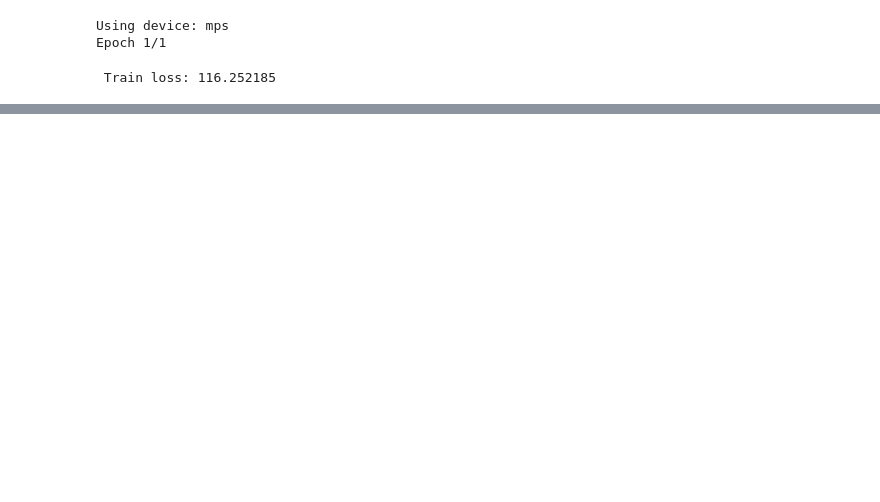
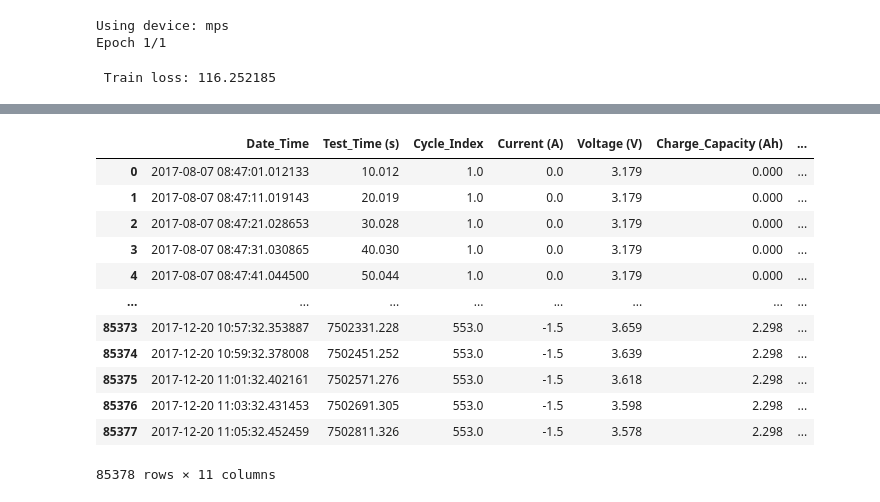
Before and after one commit to hhaller0826/thermal-runaway, a Jupyter notebook: exp.ipynb, the cells around one changed output, grey strips where cells are left out. Cells and saved outputs as stored; diff of their text form; code cells hidden in the pictures; blank space fills up the shorter version.

```diff
--- a/exp.ipynb
+++ b/exp.ipynb
@@ -113,0 +97,18 @@ tensor([  9.2498,   8.2468,   9.4534, 182.4792, 181.2123, 182.4006, 194.9297,
+# %%
+import pandas as pd
+
+pd.read_csv('data/raw/healthy_archive_data/snl/NMC/SNL_18650_NMC_25C_0-100_0.5-0.5C_a_timeseries.csv')
+# %% [output]
+|  | Date_Time | Test_Time (s) | Cycle_Index | Current (A) | Voltage (V) | Charge_Capacity (Ah) | ... |
+| 0 | 2017-08-07 08:47:01.012133 | 10.012 | 1.0 | 0.0 | 3.179 | 0.000 | ... |
+| 1 | 2017-08-07 08:47:11.019143 | 20.019 | 1.0 | 0.0 | 3.179 | 0.000 | ... |
+| 2 | 2017-08-07 08:47:21.028653 | 30.028 | 1.0 | 0.0 | 3.179 | 0.000 | ... |
+| 3 | 2017-08-07 08:47:31.030865 | 40.030 | 1.0 | 0.0 | 3.179 | 0.000 | ... |
+| 4 | 2017-08-07 08:47:41.044500 | 50.044 | 1.0 | 0.0 | 3.179 | 0.000 | ... |
+| ... | ... | ... | ... | ... | ... | ... | ... |
+| 85373 | 2017-12-20 10:57:32.353887 | 7502331.228 | 553.0 | -1.5 | 3.659 | 2.298 | ... |
+| 85374 | 2017-12-20 10:59:32.378008 | 7502451.252 | 553.0 | -1.5 | 3.639 | 2.298 | ... |
+| 85375 | 2017-12-20 11:01:32.402161 | 7502571.276 | 553.0 | -1.5 | 3.618 | 2.298 | ... |
+| 85376 | 2017-12-20 11:03:32.431453 | 7502691.305 | 553.0 | -1.5 | 3.598 | 2.298 | ... |
+| 85377 | 2017-12-20 11:05:32.452459 | 7502811.326 | 553.0 | -1.5 | 3.578 | 2.298 | ... |
+85378 rows × 11 columns
```
Also changed, not shown: parts of 11 cells of this notebook, 7 other files.
